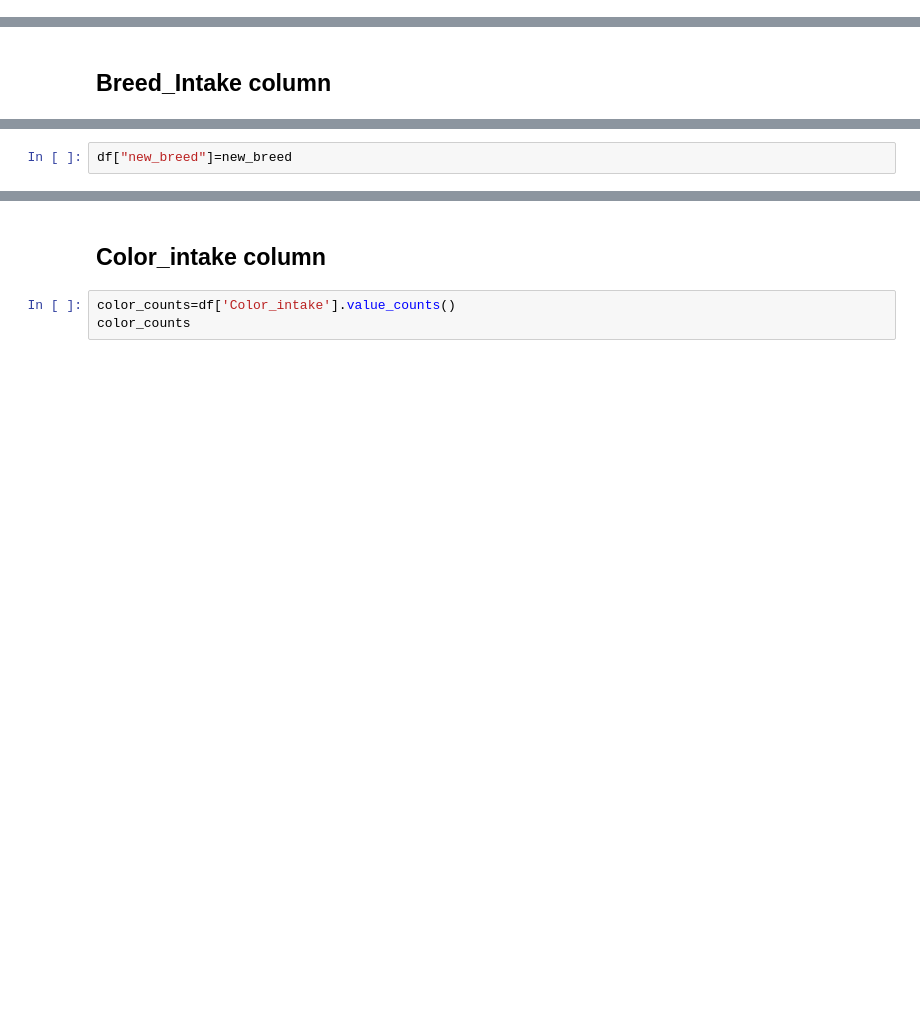
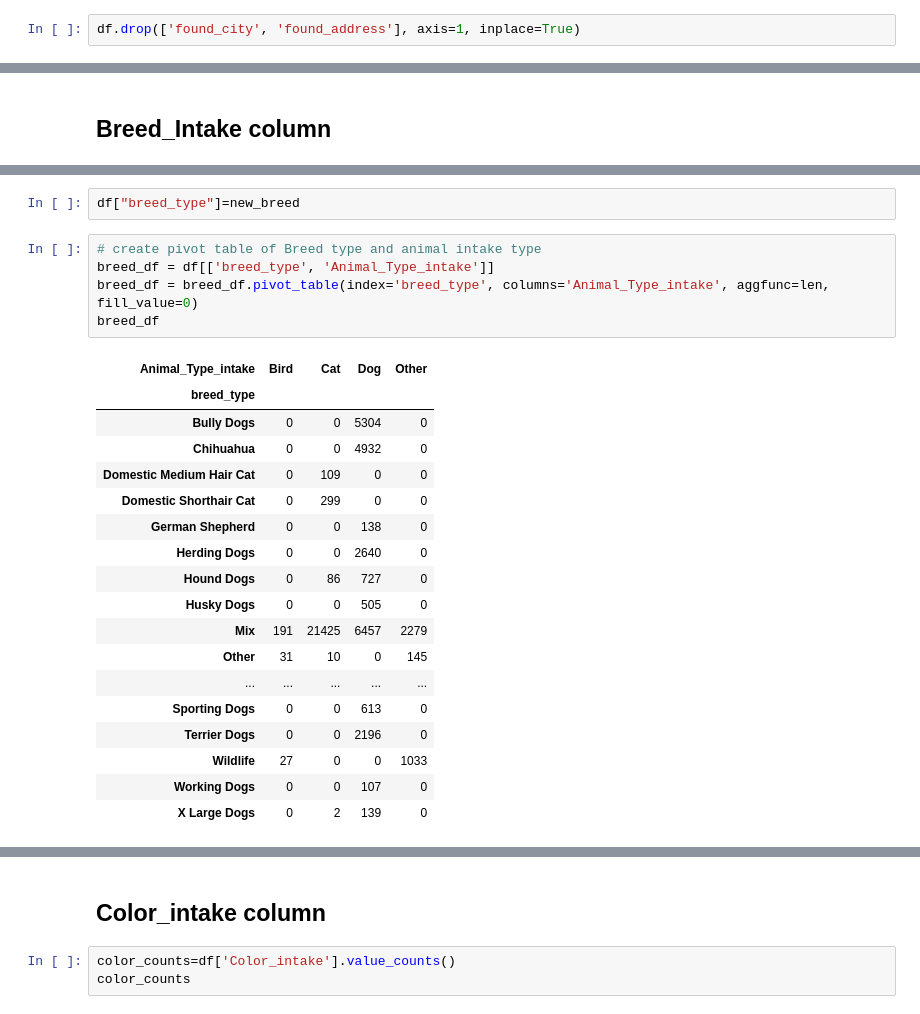
Before and after one commit to bweirich/Animal_Shelter_Analysis, a Jupyter notebook: ETL_Data.ipynb, the cells around one changed output, grey strips where cells are left out. Drawn from its saved outputs; the diff is of its cells as text; blank space fills up the shorter version.

```diff
--- a/ETL_Data.ipynb
+++ b/ETL_Data.ipynb
@@ -546,3 +533,5 @@ dtype: int64
+# %%
+df.drop(['found_city', 'found_address'], axis=1, inplace=True)
 # %%
 df.info()
 # %% [output]
@@ -689,4 +678,28 @@ new_breed
  'Mix',
  ...]
 # %%
-df["new_breed"]=new_breed
+df["breed_type"]=new_breed
+# %%
+# create pivot table of Breed type and animal intake type
+breed_df = df[['breed_type', 'Animal_Type_intake']]
+breed_df = breed_df.pivot_table(index='breed_type', columns='Animal_Type_intake', aggfunc=len, fill_value=0)
+breed_df
+# %% [output]
+| Animal_Type_intake | Bird | Cat | Dog | Other |
+| breed_type |  |  |  |  |
+| Bully Dogs | 0 | 0 | 5304 | 0 |
+| Chihuahua | 0 | 0 | 4932 | 0 |
+| Domestic Medium Hair Cat | 0 | 109 | 0 | 0 |
+| Domestic Shorthair Cat | 0 | 299 | 0 | 0 |
+| German Shepherd | 0 | 0 | 138 | 0 |
+| Herding Dogs | 0 | 0 | 2640 | 0 |
+| Hound Dogs | 0 | 86 | 727 | 0 |
+| Husky Dogs | 0 | 0 | 505 | 0 |
+| Mix | 191 | 21425 | 6457 | 2279 |
+| Other | 31 | 10 | 0 | 145 |
+| ... | ... | ... | ... | ... |
+| Sporting Dogs | 0 | 0 | 613 | 0 |
+| Terrier Dogs | 0 | 0 | 2196 | 0 |
+| Wildlife | 27 | 0 | 0 | 1033 |
+| Working Dogs | 0 | 0 | 107 | 0 |
+| X Large Dogs | 0 | 2 | 139 | 0 |
```
Also changed, not shown: parts of 24 cells of this notebook.
